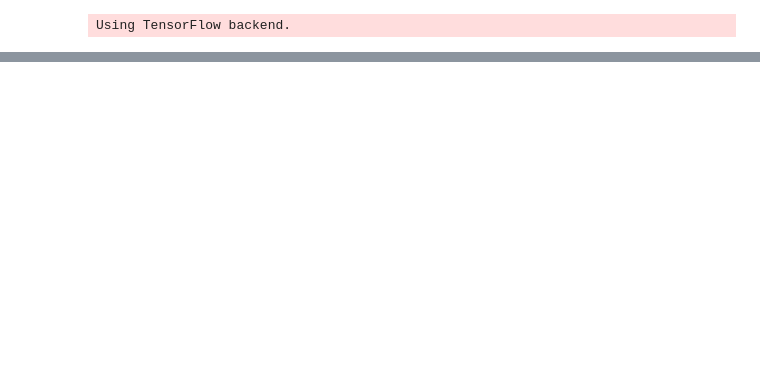
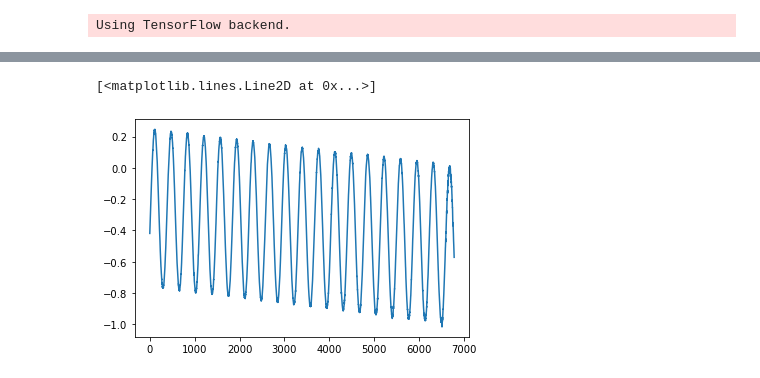
Before and after one commit to tward90/LSTM_Weather_Forecast, a Jupyter notebook: BlackBox.ipynb, the cells around one changed output, grey strips where cells are left out. Cells and saved outputs as stored; diff of their text form; code cells hidden in the pictures; blank space fills up the shorter version.

```diff
--- a/BlackBox.ipynb
+++ b/BlackBox.ipynb
@@ -136,0 +156,6 @@ plt.show()
+# %%
+residual = pred - y_test
+plt.plot(residual)
+# %% [output]
+[<matplotlib.lines.Line2D at 0x...>]
+[figure, added]
```
Also changed, not shown: parts of 11 cells of this notebook, 2 other files.
